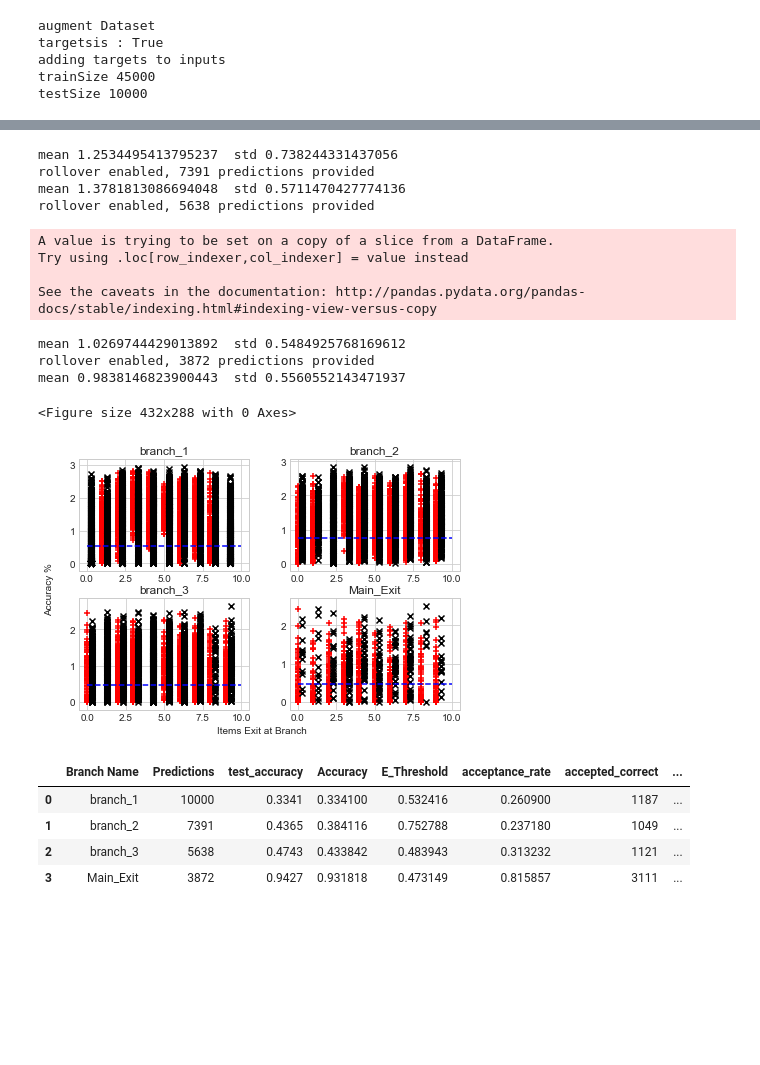
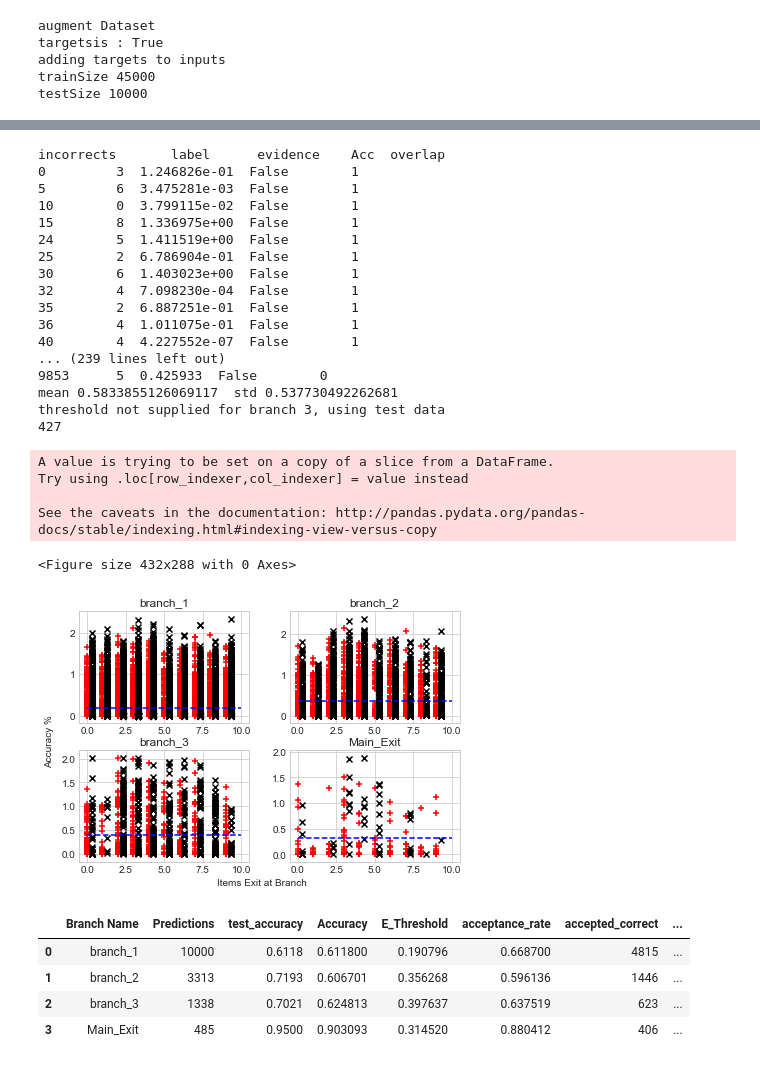
Before and after one commit to SanityLacking/BrevisNet, a Jupyter notebook: notebooks/CrossEntropy_branched-ResNet.ipynb, the cells around one changed output, grey strips where cells are left out. Drawn from its saved outputs; the diff is of its cells as text; code cells hidden in the pictures; blank space fills up the shorter version.

```diff
--- a/notebooks/CrossEntropy_branched-ResNet.ipynb
+++ b/notebooks/CrossEntropy_branched-ResNet.ipynb
@@ -333,2 +355,3 @@ KeyboardInterrupt:
 # %%
 model  = tf.keras.models.load_model('models/resNet50_entropy_conv2d.hdf5', custom_objects={"CrossEntropyEndpoint":CrossEntropyEndpoint,"cross_entropy_evidence":loss_function()})
+model.compile(loss="CategoricalCrossentropy", optimizer=tf.optimizers.SGD(lr=0.001, momentum=0.9), metrics=['accuracy'],run_eagerly=True)
@@ -796,21 +651,31 @@ mean 0.9690331816673279  std 0.4958837655238281
 # %%
-displayEvidence_cascade(test_Outputs, thresholds=[0.532416,0.752788,0.483943,0.473149] ,Evidence = False)
+displayEvidence_cascade(test_Outputs, thresholds=[0.190796,0.356268,0.397637], Evidence = False)
 # %% [output]
-mean 1.2534495413795237  std 0.738244331437056
-rollover enabled, 7391 predictions provided
-mean 1.3781813086694048  std 0.5711470427774136
-rollover enabled, 5638 predictions provided
+incorrects       label      evidence    Acc  overlap
+0         3  1.246826e-01  False        1
+5         6  3.475281e-03  False        1
+10        0  3.799115e-02  False        1
+15        8  1.336975e+00  False        1
+24        5  1.411519e+00  False        1
+25        2  6.786904e-01  False        1
+30        6  1.403023e+00  False        1
+32        4  7.098230e-04  False        1
+35        2  6.887251e-01  False        1
+36        4  1.011075e-01  False        1
+40        4  4.227552e-07  False        1
+... (239 lines left out)
+9853      5  0.425933  False        0
+mean 0.5833855126069117  std 0.537730492262681
+threshold not supplied for branch 3, using test data
+427
 A value is trying to be set on a copy of a slice from a DataFrame.
 Try using .loc[row_indexer,col_indexer] = value instead
 
 See the caveats in the documentation: http://pandas.pydata.org/pandas-docs/stable/indexing.html#indexing-view-versus-copy
-mean 1.0269744429013892  std 0.5484925768169612
-rollover enabled, 3872 predictions provided
-mean 0.9838146823900443  std 0.5560552143471937
+<Figure size 432x288 with 0 Axes>
-<Figure size 432x288 with 0 Axes>
-[figure, old version]
+[figure, new version]
 |  | Branch Name | Predictions | test_accuracy | Accuracy | E_Threshold | acceptance_rate | accepted_correct | ... |
-| 0 | branch_1 | 10000 | 0.3341 | 0.334100 | 0.532416 | 0.260900 | 1187 | ... |
-| 1 | branch_2 | 7391 | 0.4365 | 0.384116 | 0.752788 | 0.237180 | 1049 | ... |
-| 2 | branch_3 | 5638 | 0.4743 | 0.433842 | 0.483943 | 0.313232 | 1121 | ... |
-| 3 | Main_Exit | 3872 | 0.9427 | 0.931818 | 0.473149 | 0.815857 | 3111 | ... |
+| 0 | branch_1 | 10000 | 0.6118 | 0.611800 | 0.190796 | 0.668700 | 4815 | ... |
+| 1 | branch_2 | 3313 | 0.7193 | 0.606701 | 0.356268 | 0.596136 | 1446 | ... |
+| 2 | branch_3 | 1338 | 0.7021 | 0.624813 | 0.397637 | 0.637519 | 623 | ... |
+| 3 | Main_Exit | 485 | 0.9500 | 0.903093 | 0.314520 | 0.880412 | 406 | ... |
```
Also changed, not shown: parts of 12 cells of this notebook, 2 other files.
